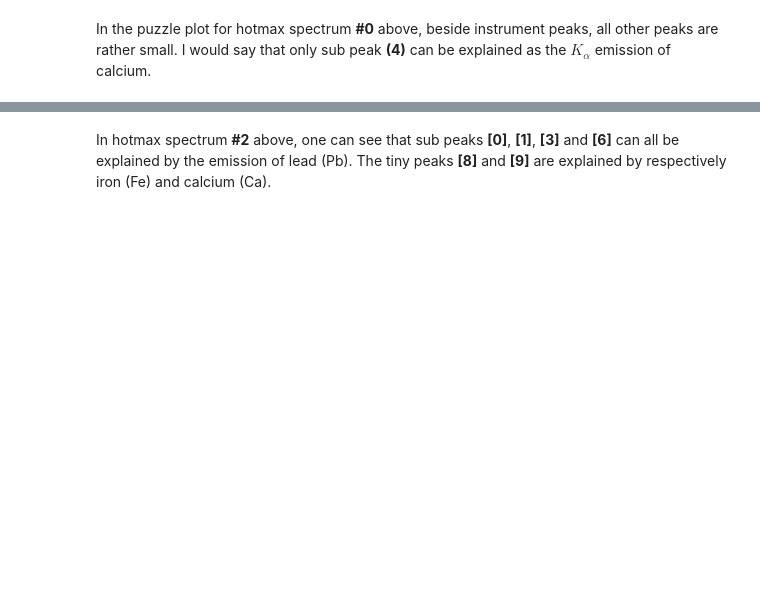
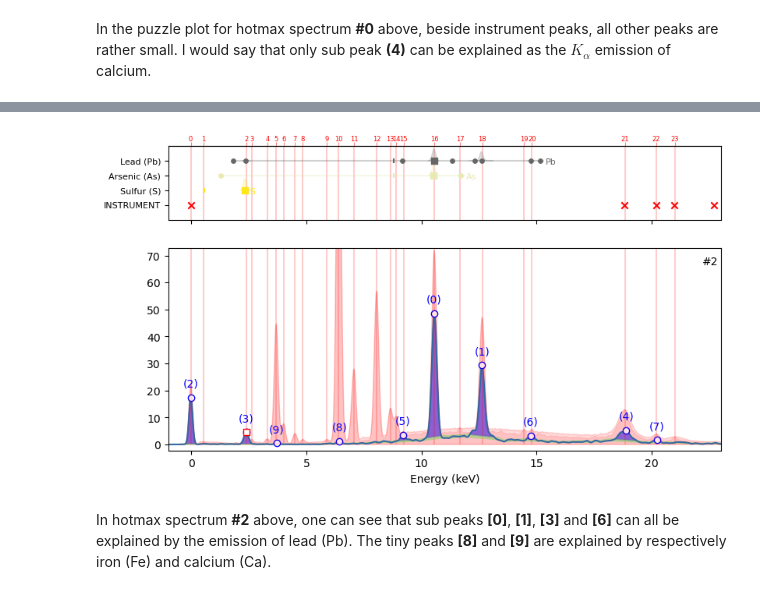
Before and after one commit to fligt/maxrf4u, a Jupyter notebook: notebooks/50_peak-pattern-puzzle.ipynb, the cells around one changed output, grey strips where cells are left out. Cells and saved outputs as stored; diff of their text form; code cells hidden in the pictures; blank space fills up the shorter version.

```diff
--- a/notebooks/50_peak-pattern-puzzle.ipynb
+++ b/notebooks/50_peak-pattern-puzzle.ipynb
@@ -81,5 +66,5 @@ AssertionError: Dataset not found: hotmax_pixels
 # %% [markdown]
 In the puzzle plot for hotmax spectrum **#0** above, beside instrument peaks, all other peaks are rather small. I would say that only sub peak **(4)** can be explained as the $K_{\alpha}$ emission of calcium.
 # %%
-plot_puzzle('RP-T-1898-A-3689.datastack', 2, elements=['Pb', 'As', 'S'], color_select=['Pb', 'Ca', 'Fe', 'S']);
+plot_puzzle('RP-T-1898-A-3689.datastack', 2, elements=['Pb', 'As', 'S'], color_select=['Pb', 'As', 'S']);
 # %% [output]
@@ -87,3 +71,4 @@ plot_puzzle('RP-T-1898-A-3689.datastack', 2, elements=['Pb', 'As', 'S'], color_s
+[figure, added]
 # %% [markdown]
 In hotmax spectrum **#2** above, one can see that sub peaks **\[0\]**, **\[1\]**, **\[3\]** and **\[6\]** can all be explained by the emission of lead (Pb). The tiny peaks **\[8\]** and **\[9\]** are explained by respectively iron (Fe) and calcium (Ca).
 # %%
```
Also changed, not shown: parts of 9 cells of this notebook, 4 other files.
